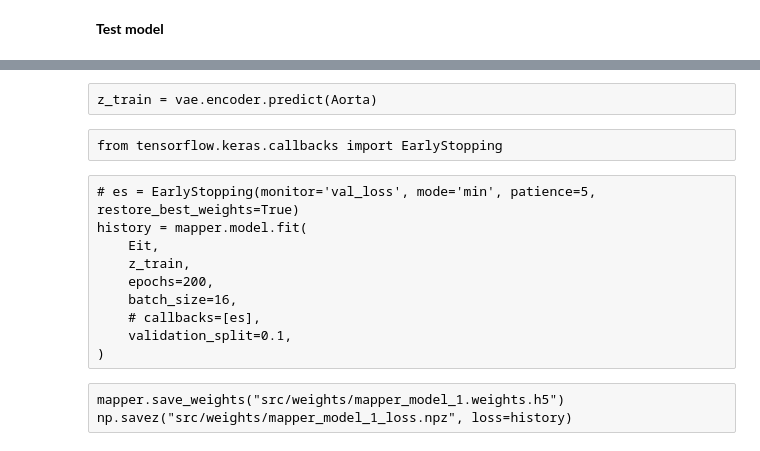
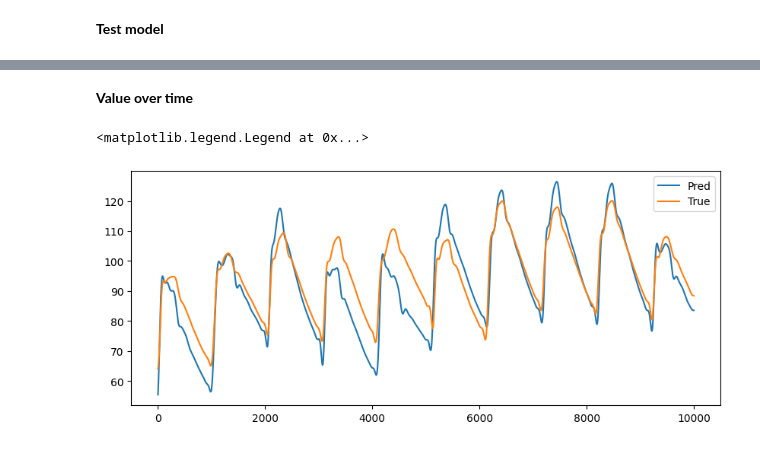
Before and after one commit to EITLabworks/Data-Driven-Perfusion-Curve-Reconstruction-using-EIT-Measurements, a Jupyter notebook: mapper_training.ipynb, the cells around one changed output, grey strips where cells are left out. Drawn from its saved outputs; the diff is of its cells as text; code cells hidden in the pictures.

```diff
--- a/mapper_training.ipynb
+++ b/mapper_training.ipynb
@@ -610,17 +626,10 @@ mapper.model.summary()
-# %% [raw]
-z_train = vae.encoder.predict(Aorta)
-# %% [raw]
-from tensorflow.keras.callbacks import EarlyStopping
-# %% [raw]
-# es = EarlyStopping(monitor='val_loss', mode='min', patience=5, restore_best_weights=True)
-history = mapper.model.fit(
-    Eit,
-    z_train,
-    epochs=200,
-    batch_size=16,
-    # callbacks=[es],
-    validation_split=0.1,
-)
-# %% [raw]
-mapper.save_weights("src/weights/mapper_model_1.weights.h5")
-np.savez("src/weights/mapper_model_1_loss.npz", loss=history)
+# %% [markdown]
+**Value over time**
+# %%
+plt.figure(figsize=(10,4))
+plt.plot(lowpass_filter(np.concatenate(Y_true)[:10_000]), label="Pred")
+plt.plot(lowpass_filter(np.concatenate(Y_pred)[:10_000]), label="True")
+plt.legend()
+# %% [output]
+<matplotlib.legend.Legend at 0x...>
+[figure, added]
```
Also changed, not shown: parts of 31 cells of this notebook, 16 other files.
